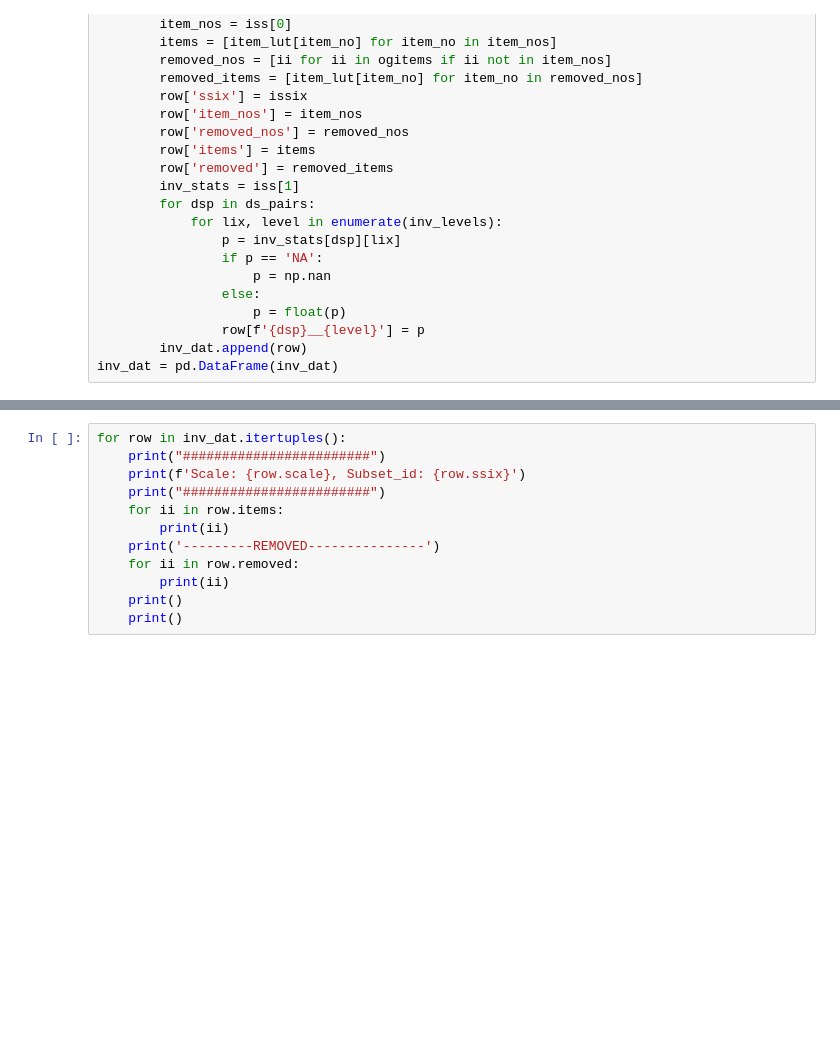
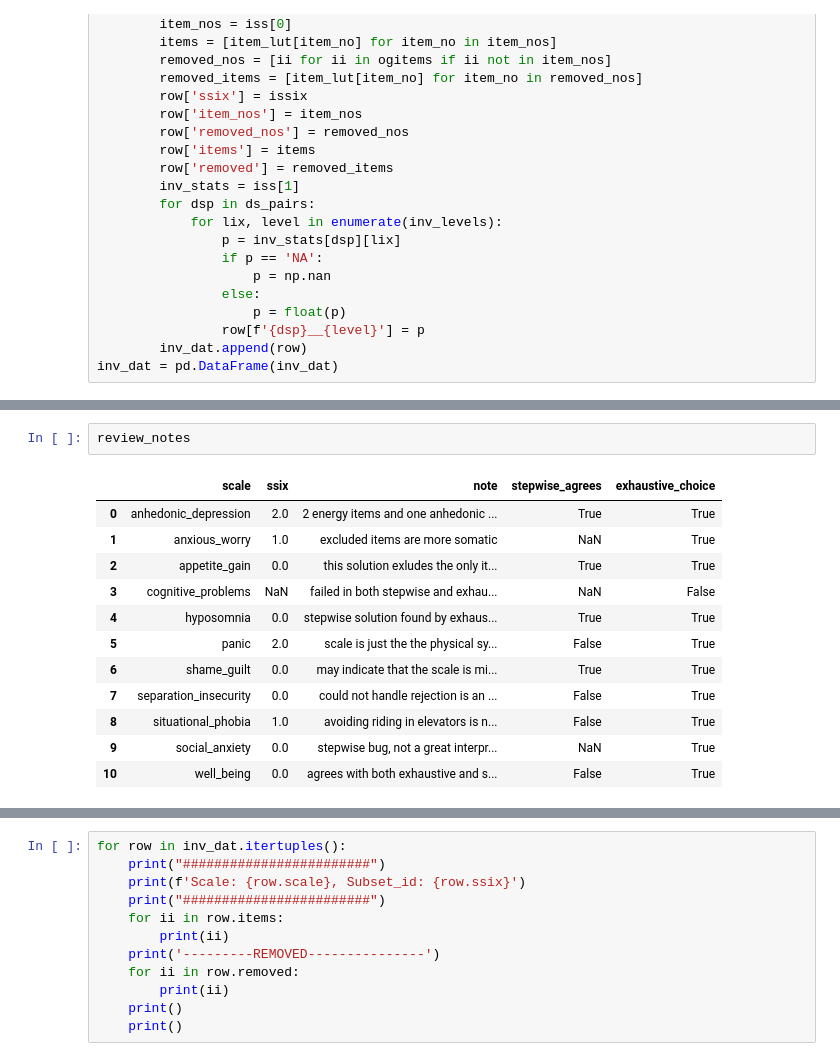
Before and after one commit to Shotgunosine/HiTOP, a Jupyter notebook: notebooks/NB_2_cfa_exploratory.ipynb, the cells around one changed output, grey strips where cells are left out. Cells and saved outputs as stored; diff of their text form; blank space fills up the shorter version.

```diff
--- a/notebooks/NB_2_cfa_exploratory.ipynb
+++ b/notebooks/NB_2_cfa_exploratory.ipynb
@@ -729 +799,16 @@ inv_dat.to_pickle('inv_dat.pkl')
+# %%
+review_notes
+# %% [output]
+|  | scale | ssix | note | stepwise_agrees | exhaustive_choice |
+| 0 | anhedonic_depression | 2.0 | 2 energy items and one anhedonic ... | True | True |
+| 1 | anxious_worry | 1.0 | excluded items are more somatic | NaN | True |
+| 2 | appetite_gain | 0.0 | this solution exludes the only it... | True | True |
+| 3 | cognitive_problems | NaN | failed in both stepwise and exhau... | NaN | False |
+| 4 | hyposomnia | 0.0 | stepwise solution found by exhaus... | True | True |
+| 5 | panic | 2.0 | scale is just the the physical sy... | False | True |
+| 6 | shame_guilt | 0.0 | may indicate that the scale is mi... | True | True |
+| 7 | separation_insecurity | 0.0 | could not handle rejection is an ... | False | True |
+| 8 | situational_phobia | 1.0 | avoiding riding in elevators is n... | False | True |
+| 9 | social_anxiety | 0.0 | stepwise bug, not a great interpr... | NaN | True |
+| 10 | well_being | 0.0 | agrees with both exhaustive and s... | False | True |
 # %%
```
Also changed, not shown: parts of 14 cells of this notebook.
